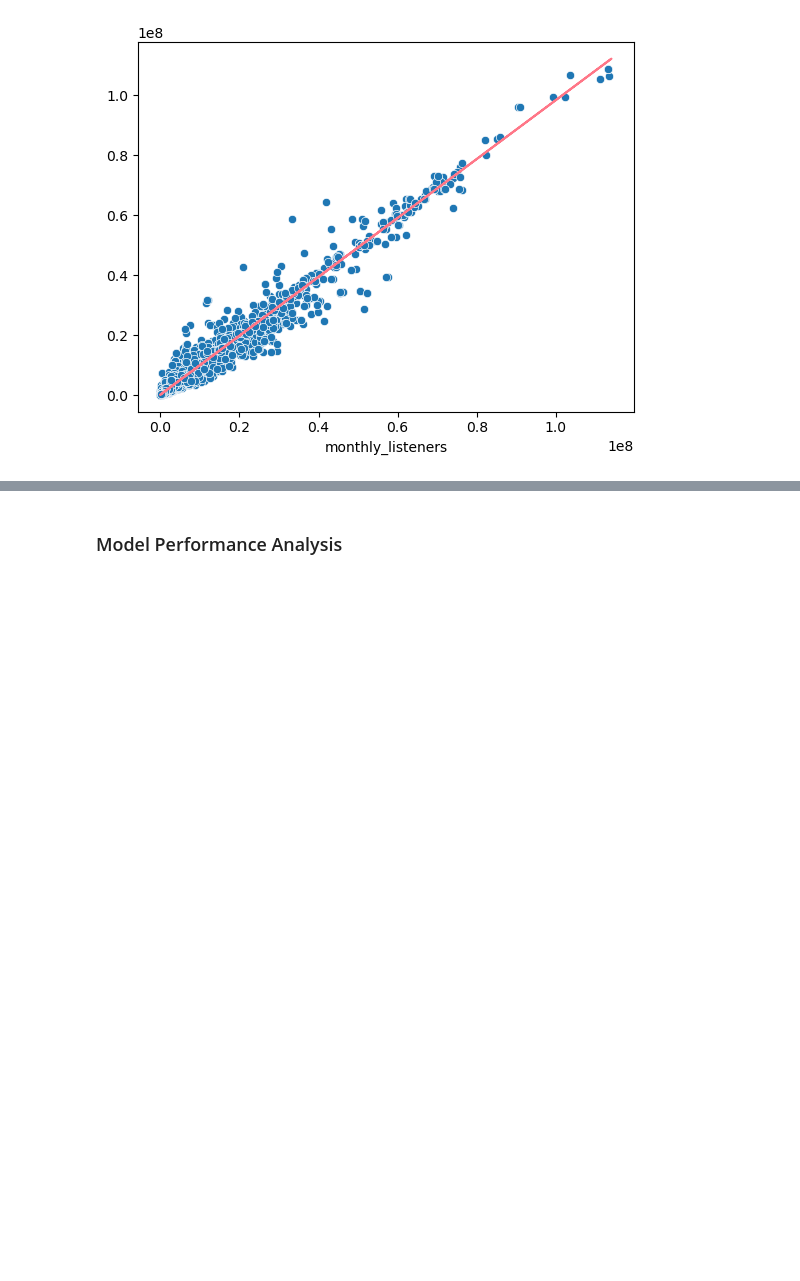
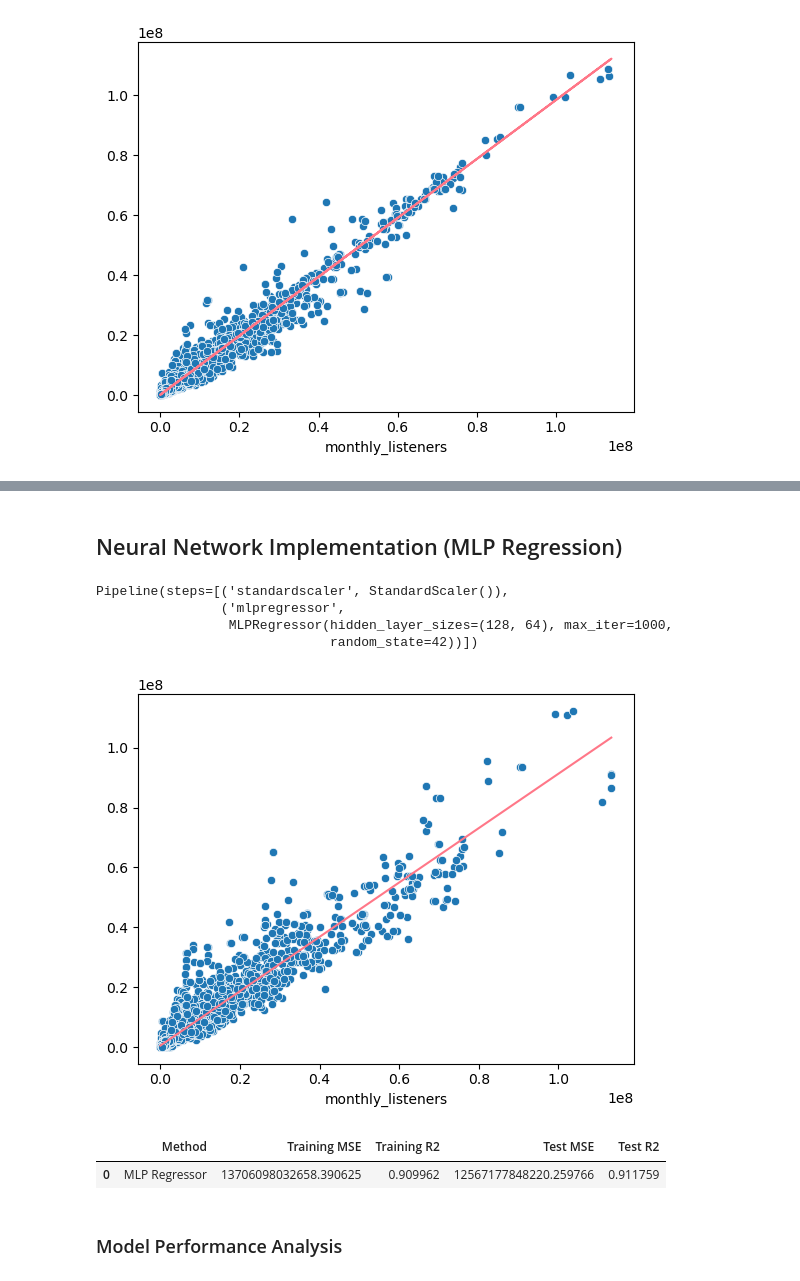
Before and after one commit to JingChengGu/spotify_monthly_listener_predictor, a Jupyter notebook: monthly_listener_regressor.ipynb, the cells around one changed output, grey strips where cells are left out. Saved outputs shown, nothing was run; the diff lists cells and outputs as text; code cells hidden in the pictures; blank space fills up the shorter version.

Commit message:
testing mlp neural network

```diff
--- a/monthly_listener_regressor.ipynb
+++ b/monthly_listener_regressor.ipynb
@@ -549,3 +549,5 @@ model_comp
 | 5 | XGBoost Regression | 566224055422.700195 | 0.99628 | 2549885785970.439453 | 0.982096 |
 | 6 | GridSearchCV on XGBoost Regression | 566224055422.700195 | 0.99628 | 2549885785970.439453 | 0.982096 |
 | 7 | LightGBM Regressor | 4144978912889.751465 | 0.972771 | 4843319226573.392578 | 0.965993 |
+# %% [markdown]
+## Neural Network Implementation (MLP Regression)
@@ -551,0 +558,31 @@ model_comp
+# %%
+mlp = make_pipeline(
+    StandardScaler(), # scale features to mean = 0, std = 1
+    MLPRegressor(
+        hidden_layer_sizes=(128, 64),
+        activation='relu',
+        solver='adam',
+        max_iter=1000,
+        random_state=42
+    )
+)
+
+mlp.fit(X_train, y_train)
+# %% [output]
+Pipeline(steps=[('standardscaler', StandardScaler()),
+                ('mlpregressor',
+                 MLPRegressor(hidden_layer_sizes=(128, 64), max_iter=1000,
+                              random_state=42))])
+# %%
+# recall
+y_mlp_train_pred = mlp.predict(X_train)
+y_mlp_test_pred = mlp.predict(X_test)
+# %%
+z = np.polyfit(y_train, y_mlp_train_pred, 1)
+p = np.poly1d(z)
+sns.lineplot(x = y_test, y = p(y_test), color = "#F78")
+
+sns.scatterplot(x = y_test, y = y_mlp_test_pred)
+plt.show()
+# %% [output]
+[figure, added]
@@ -552,3 +598,8 @@ model_comp
+# %%
+mlp_results
+# %% [output]
+|  | Method | Training MSE | Training R2 | Test MSE | Test R2 |
+| 0 | MLP Regressor | 13706098032658.390625 | 0.909962 | 12567177848220.259766 | 0.911759 |
 # %% [markdown]
 ### Model Performance Analysis
 # %%
```
Also changed, not shown: parts of 3 cells of this notebook.
